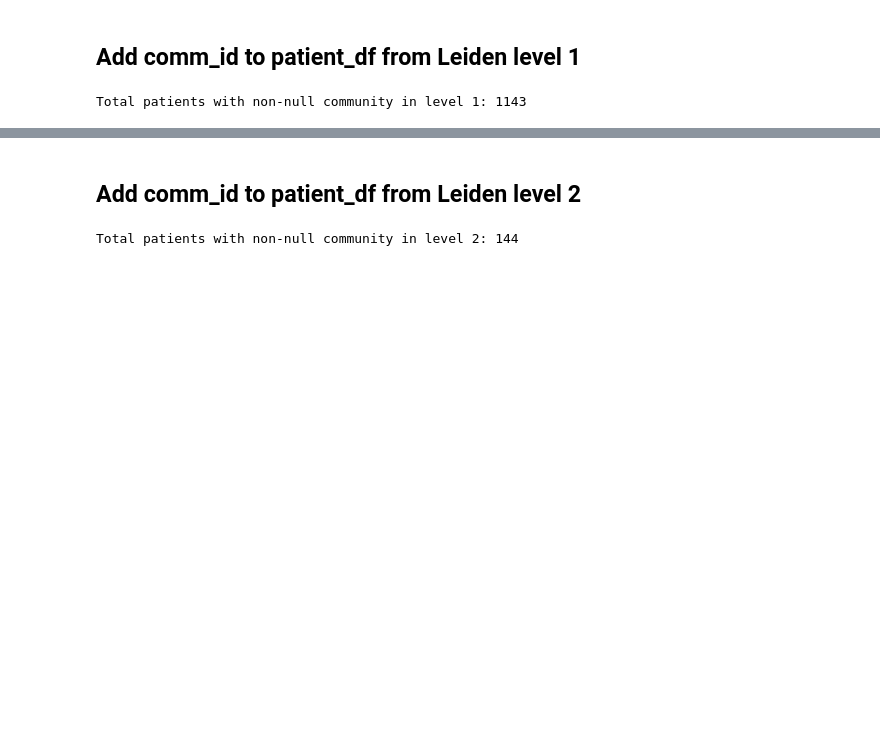
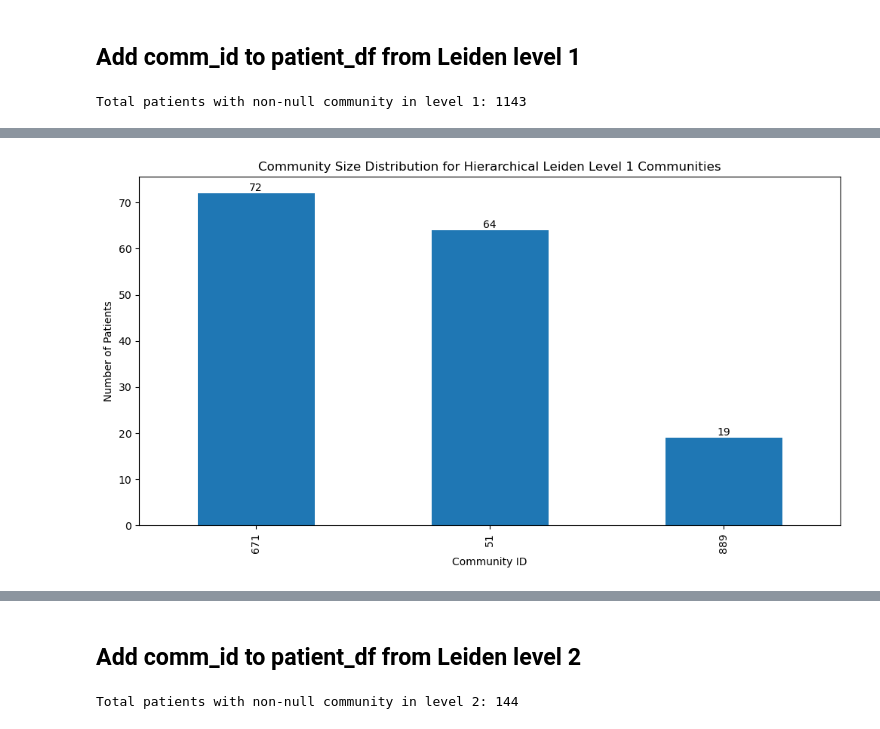
Before and after one commit to MahikaJaguste/msc-thesis, a Jupyter notebook: community/cdlib-analysis.ipynb, the cells around one changed output, grey strips where cells are left out. Drawn from its saved outputs; the diff is of its cells as text; code cells hidden in the pictures; blank space fills up the shorter version.

```diff
--- a/community/cdlib-analysis.ipynb
+++ b/community/cdlib-analysis.ipynb
@@ -425,0 +488,17 @@ Total patients with non-null community in level 1: 1143
+# %%
+# get node distribution in communities
+comm_sizes = leiden1_patient_df['community'].value_counts().sort_index()
+# get 5 biggest communities
+comm_sizes = comm_sizes.nlargest(3)
+plt.figure(figsize=(12, 6))
+comm_sizes.plot(kind='bar')
+plt.xlabel('Community ID')
+plt.ylabel('Number of Patients')
+plt.title('Community Size Distribution for Hierarchical Leiden Level 1 Communities')
+plt.xticks(rotation=90)
+# annotate the number of patients in each bar
+for i, v in enumerate(comm_sizes):
+    plt.text(i, v, str(v), ha='center', va='bottom')
+plt.show()
+# %% [output]
+[figure, added]
```
Also changed, not shown: parts of 12 cells of this notebook.
